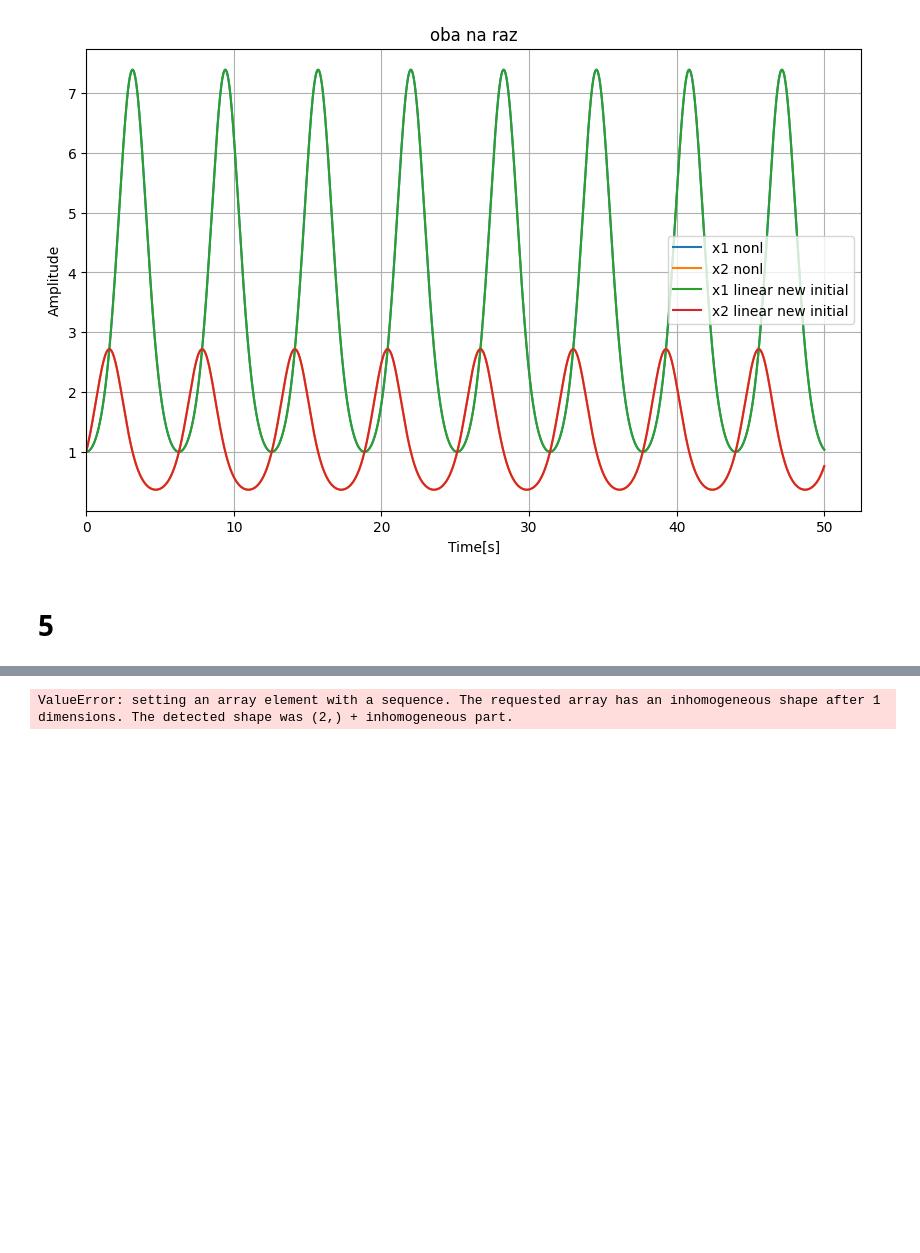
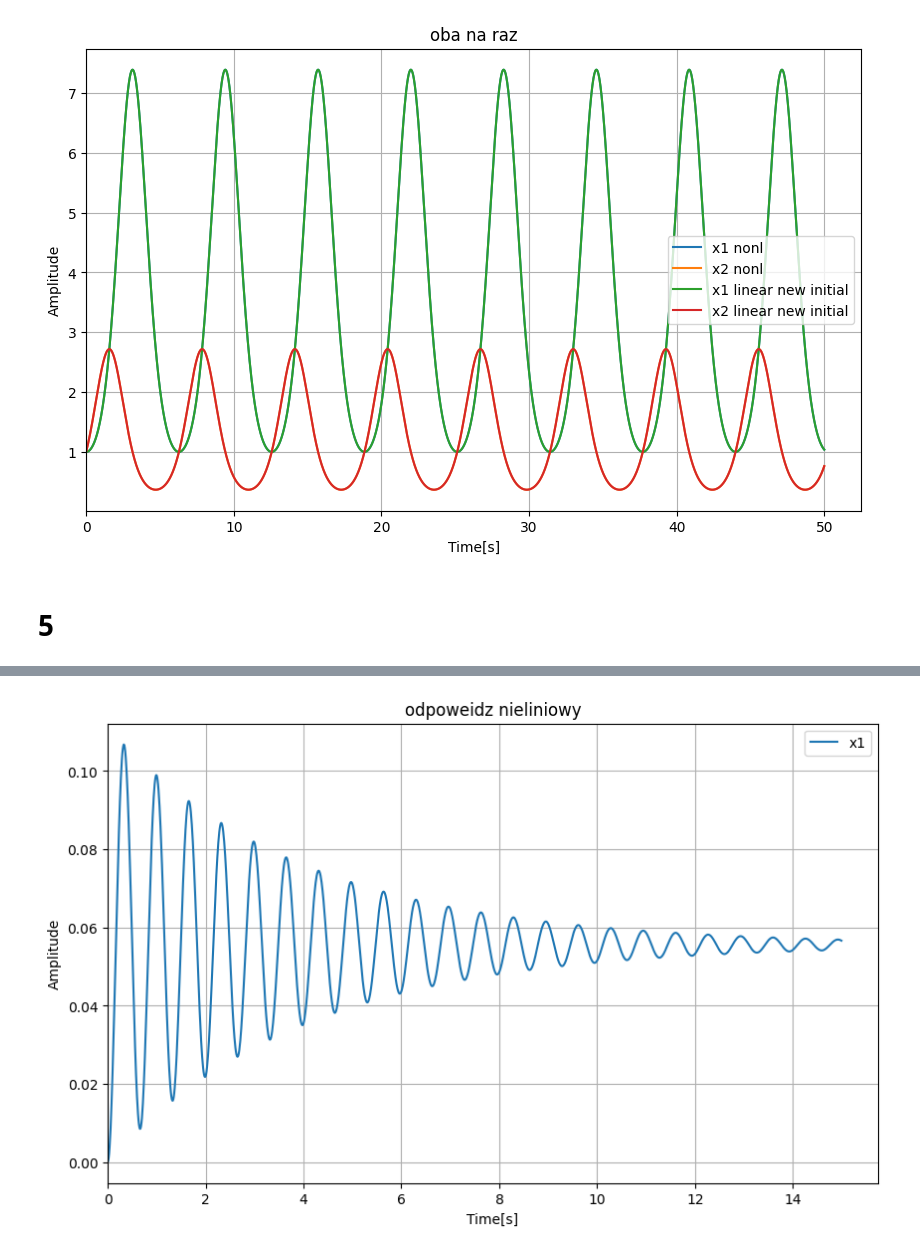
Before and after one commit to Piotr-Bednarek/ZadaniaSem5Laby, a Jupyter notebook: uso/lab10.ipynb, the cells around one changed output, grey strips where cells are left out. Saved outputs shown, nothing was run; the diff lists cells and outputs as text; code cells hidden in the pictures; blank space fills up the shorter version.

```diff
--- a/uso/lab10.ipynb
+++ b/uso/lab10.ipynb
@@ -118,8 +118,10 @@ def nonlinear_pendulum_model(x,t,u):
     dx1=x2
     dx2=1/J * u -d/J*x2-m*g*l/J*np.sin(x1)
 
-    return [dx1,dx2]
+    return np.array([dx1,dx2])
 # %%
-res_pendulum_nonlinear=odeint(nonlinear_pendulum_model,[0,0],t,args=(70,))
+res_pendulum_nonlinear=odeint(nonlinear_pendulum_model,[0,0],t,args=(5,))
+
+plot_sets('odpoweidz nieliniowy',[t,res_pendulum_nonlinear[:,0],'x1'])
 # %% [output]
-ValueError: setting an array element with a sequence. The requested array has an inhomogeneous shape after 1 dimensions. The detected shape was (2,) + inhomogeneous part.
+[figure, added]
```
Also changed, not shown: parts of 4 cells of this notebook, 3 other files.
